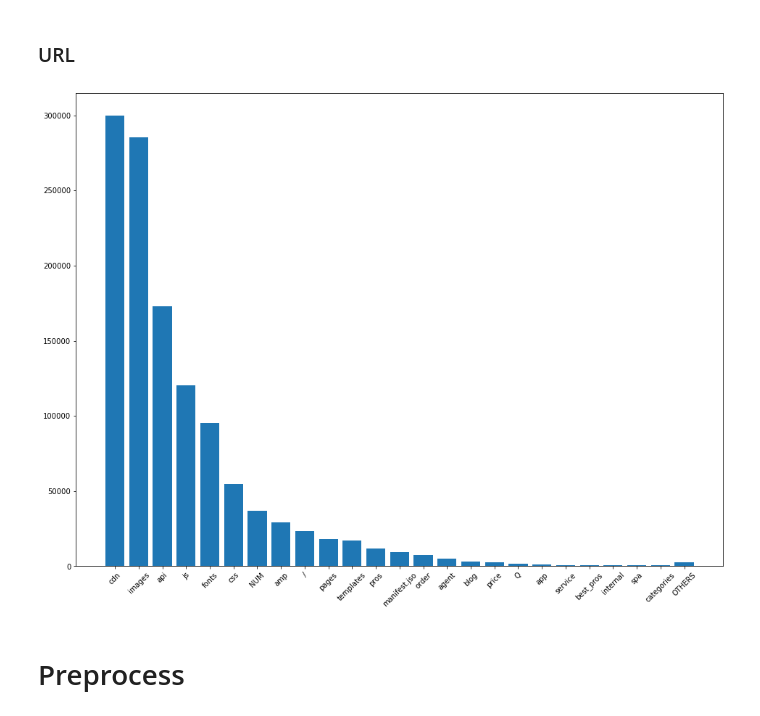
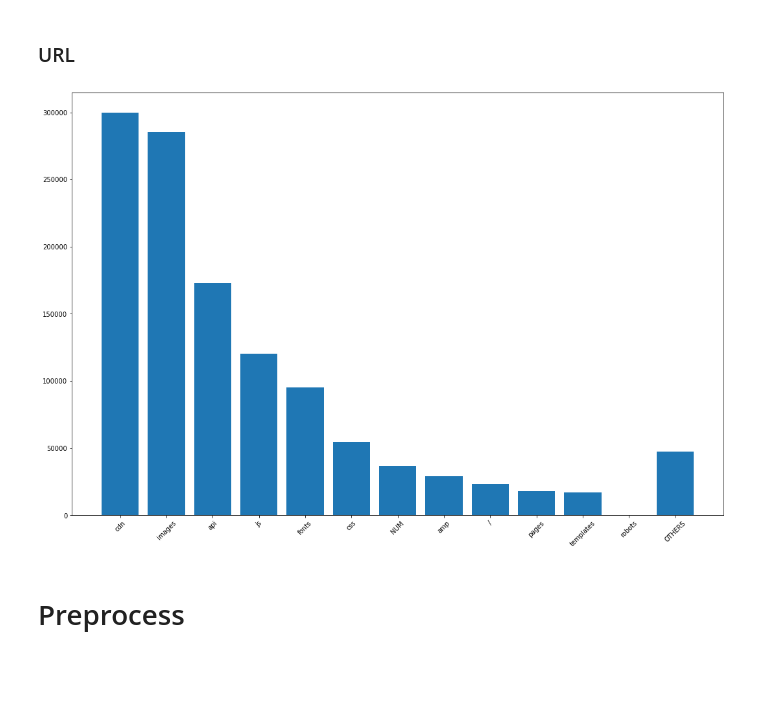
Before and after one commit to arman-aminian/network-anomaly-detection, a Jupyter notebook: Network Anomaly Detection.ipynb, the cells around one changed output. Drawn from its saved outputs; the diff is of its cells as text; code cells hidden in the pictures; blank space fills up the shorter version.

Commit message:
visualize url updated

```diff
--- a/Network Anomaly Detection.ipynb
+++ b/Network Anomaly Detection.ipynb
@@ -2,7 +2,7 @@
 # Parameters
 # %%
 TRAIN_SIZE = 1200000
-MIN_PATH_ROOT_SAMPLE = 500
+MIN_PATH_ROOT_SAMPLE = 15000
 # %% [markdown]
 # Packages
 # %%
@@ -28,9 +28,17 @@ def get_root(s):
         s = s[:s.find('/')]
     return s
 # %%
-t = [get_root(s) for s in train.url]
-t = ['robots' if 'robots' in s else s for s in t]
-t = ['NUM' if s.isnumeric() else s for s in t]
+def get_path_roots(urls, min_samples_per_root=1000):
+    t = [get_root(s) for s in urls]
 
-t2 = pd.Series(t).value_counts()[pd.Series(t).value_counts().values > 500]
-t2[0], t2.values
+    t = ['robots' if 'robots' in s else s for s in t]
+    t = ['NUM' if s.isnumeric() else s for s in t]
+
+    t2 = pd.Series(t).value_counts()[pd.Series(t).value_counts().values > min_samples_per_root]
+    if 'robots' not in t2:
+        roots = np.concatenate((t2.index.values, ['robots']))
+        values = np.concatenate((t2.values, [pd.Series(t).value_counts()['robots']]))
+    else:
+        roots = np.array(t2.index.values)
+        values = np.array(t2.values)
+    return roots, values
@@ -42,18 +45,3 @@ t2[0], t2.values
-# %%
-def get_path_roots(urls, min_samples_per_root=1000):
-    t = [get_root(s) for s in urls]
-
-    t = ['robots' if 'robots' in s else s for s in t]
-    t = ['NUM' if s.isnumeric() else s for s in t]
-
-    t2 = pd.Series(t).value_counts()[pd.Series(t).value_counts().values > min_samples_per_root]
-    if 'robots' not in t:
-        roots = np.concatenate((t2.index.values, ['robots']))
-        values = np.concatenate((t2.values, pd.Series(t).value_counts()['robots']))
-    else:
-        roots = np.array(t2.index.values)
-        values = np.array(t2.values)
-    return roots, values
 # %% [markdown]
 # Dataset
 # %%
@@ -317,11 +305,11 @@ _ = axs[2].set(xlabel='Http Method Histogram without "Get"')
 # %%
 roots, values = get_path_roots(train.url, MIN_PATH_ROOT_SAMPLE)
 # %%
-plt.figure(figsize=(16,12))
+plt.figure(figsize=(18,12))
 plt.bar(np.concatenate((roots, ['OTHERS'])), np.concatenate((values, [len(train.url) - sum(values)])))
 _ = plt.xticks(rotation=45)
 # %% [output]
-[figure, old version]
+[figure, new version]
 # %% [markdown]
 # Preprocess
 # %%
```
Also changed, not shown: parts of 1 cell of this notebook.
